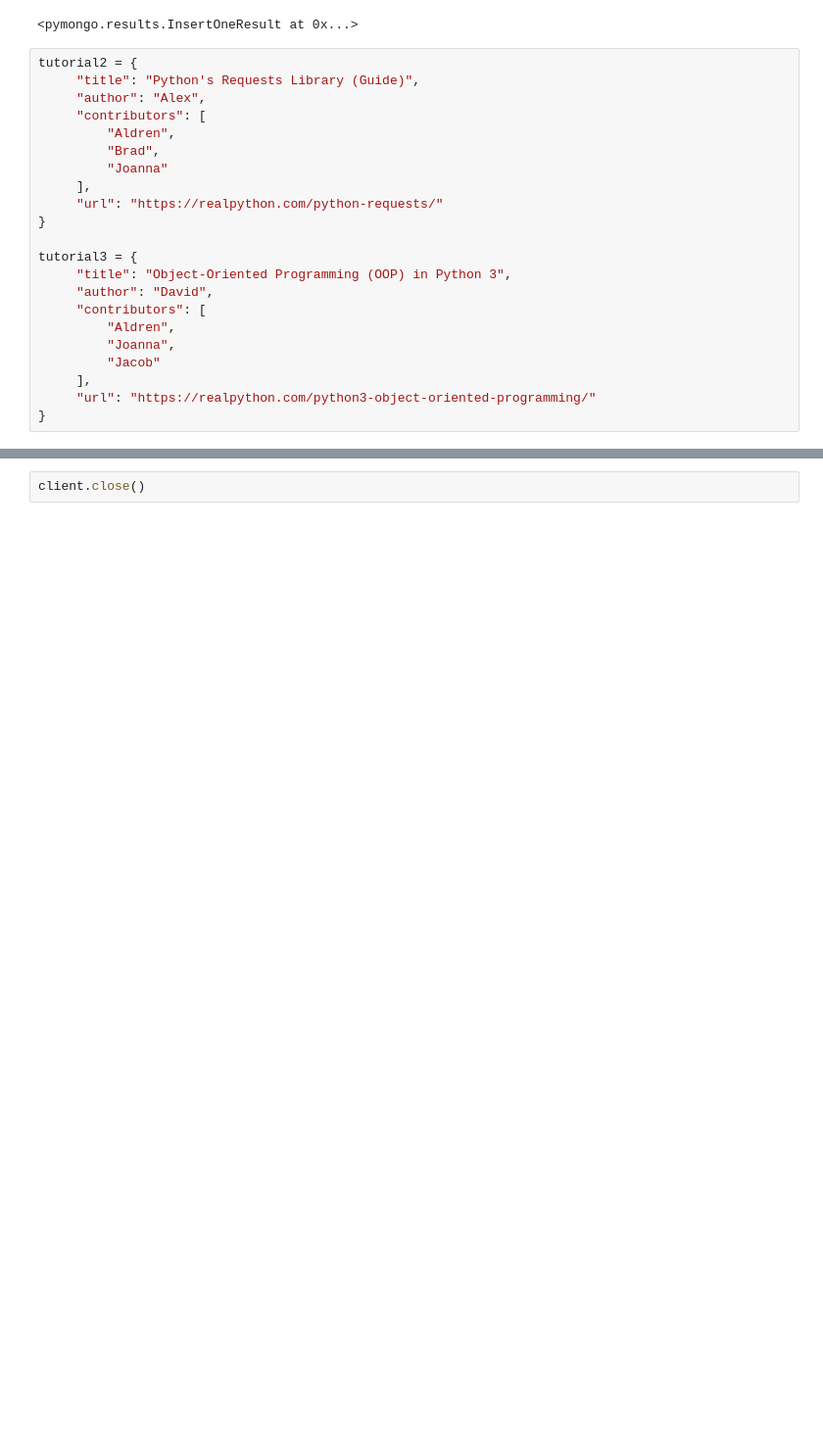
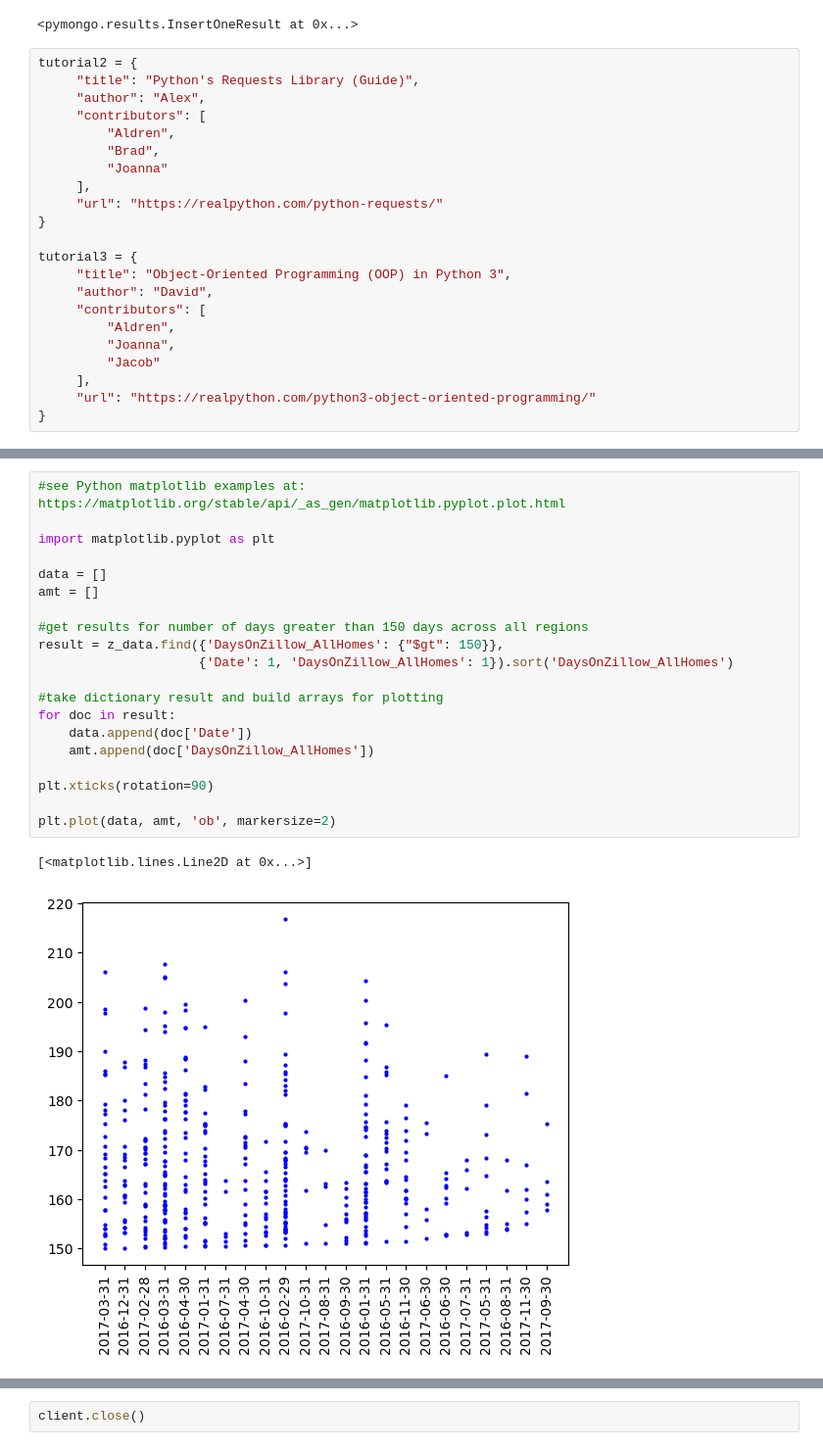
Before and after one commit to ribells/evanbru, a Jupyter notebook: week6/MongoDB_Example_For_Evan.ipynb, the cells around one changed output, grey strips where cells are left out. Shown at 98% size. Cells and saved outputs as stored; diff of their text form; blank space fills up the shorter version.

Commit message:
add plotting examples

```diff
--- a/week6/MongoDB_Example_For_Evan.ipynb
+++ b/week6/MongoDB_Example_For_Evan.ipynb
@@ -154,0 +163,23 @@ pprint.pprint(result)
+# %%
+#see Python matplotlib examples at: https://matplotlib.org/stable/api/_as_gen/matplotlib.pyplot.plot.html
+
+import matplotlib.pyplot as plt
+
+data = []
+amt = []
+
+#get results for number of days greater than 150 days across all regions
+result = z_data.find({'DaysOnZillow_AllHomes': {"$gt": 150}},
+                     {'Date': 1, 'DaysOnZillow_AllHomes': 1}).sort('DaysOnZillow_AllHomes')
+
+#take dictionary result and build arrays for plotting
+for doc in result:
+    data.append(doc['Date'])
+    amt.append(doc['DaysOnZillow_AllHomes'])
+
+plt.xticks(rotation=90)
+
+plt.plot(data, amt, 'ob', markersize=2)
+# %% [output]
+[<matplotlib.lines.Line2D at 0x...>]
+[figure, added]
```
Also changed, not shown: parts of 10 cells of this notebook.
